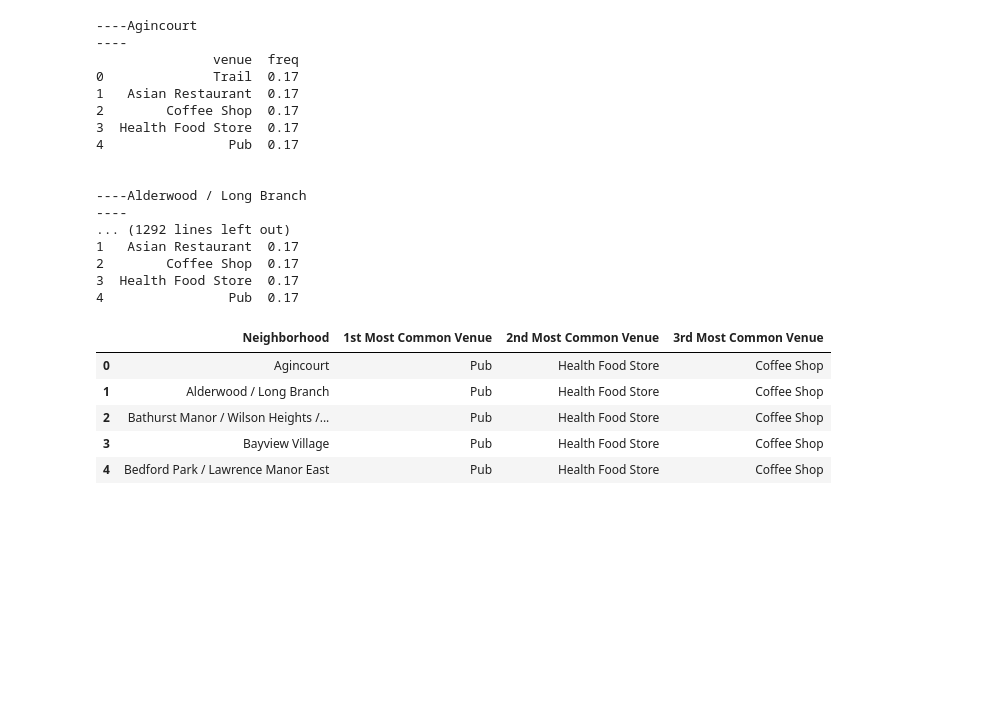
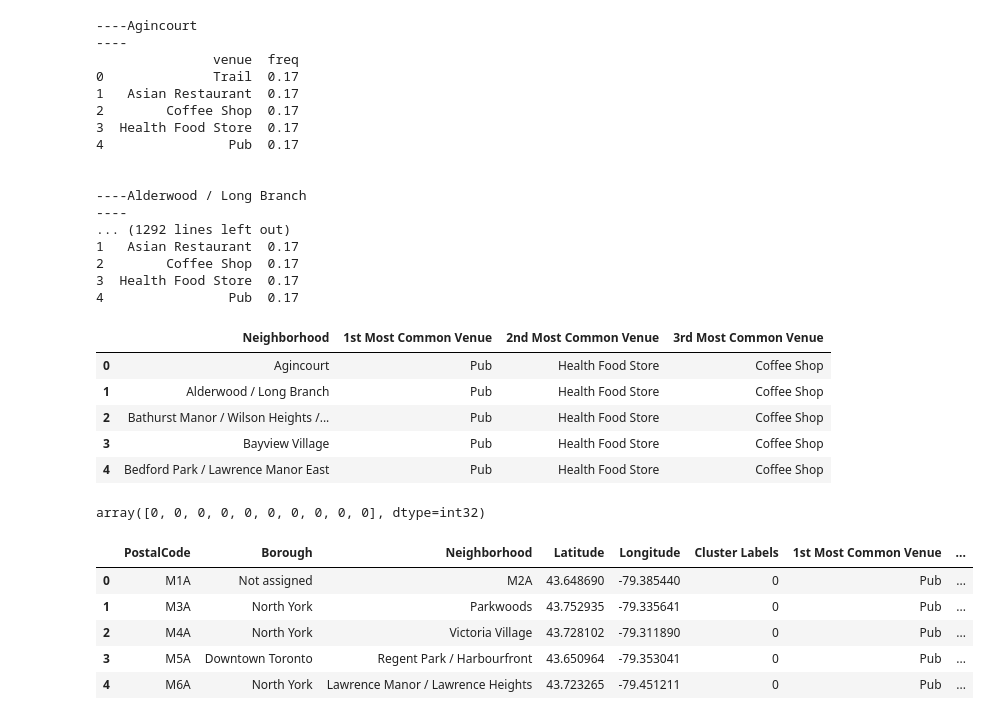
Before and after one commit to anveshrai1999/coursera-capstone-project, a Jupyter notebook: clustering 3.ipynb, the cells around one changed output. Drawn from its saved outputs; the diff is of its cells as text; code cells hidden in the pictures; blank space fills up the shorter version.

```diff
--- a/clustering 3.ipynb
+++ b/clustering 3.ipynb
@@ -464,3 +464,38 @@ neighborhoods_venues_sorted.head()
 | 2 | Bathurst Manor / Wilson Heights /... | Pub | Health Food Store | Coffee Shop |
 | 3 | Bayview Village | Pub | Health Food Store | Coffee Shop |
 | 4 | Bedford Park / Lawrence Manor East | Pub | Health Food Store | Coffee Shop |
+# %%
+
+# Run k-means to cluster the neighborhood into 5 clusters.
+
+# set number of clusters
+kclusters = 5
+
+toronto_grouped_clustering = toronto_grouped.drop('Neighborhood', 1)
+
+# run k-means clustering
+kmeans = KMeans(n_clusters=kclusters, random_state=0).fit(toronto_grouped_clustering)
+
+# check cluster labels generated for each row in the dataframe
+kmeans.labels_[0:10]
+# %% [output]
+array([0, 0, 0, 0, 0, 0, 0, 0, 0, 0], dtype=int32)
+# %%
+# create a new dataframe that includes the cluster as well as the top 10 venues for each neighborhood.
+
+# add clustering labels
+neighborhoods_venues_sorted.insert(0, 'Cluster Labels', kmeans.labels_)
+
+toronto_merged = neighbors
+
+# merge toronto_grouped with toronto_data to add latitude/longitude for each neighborhood
+toronto_merged = toronto_merged.join(neighborhoods_venues_sorted.set_index('Neighborhood'), on='Neighborhood')
+
+toronto_merged.head() # check the last columns!
+# %% [output]
+|  | PostalCode | Borough | Neighborhood | Latitude | Longitude | Cluster Labels | 1st Most Common Venue | ... |
+| 0 | M1A | Not assigned | M2A | 43.648690 | -79.385440 | 0 | Pub | ... |
+| 1 | M3A | North York | Parkwoods | 43.752935 | -79.335641 | 0 | Pub | ... |
+| 2 | M4A | North York | Victoria Village | 43.728102 | -79.311890 | 0 | Pub | ... |
+| 3 | M5A | Downtown Toronto | Regent Park / Harbourfront | 43.650964 | -79.353041 | 0 | Pub | ... |
+| 4 | M6A | North York | Lawrence Manor / Lawrence Heights | 43.723265 | -79.451211 | 0 | Pub | ... |
```
Also changed, not shown: parts of 2 cells of this notebook.
